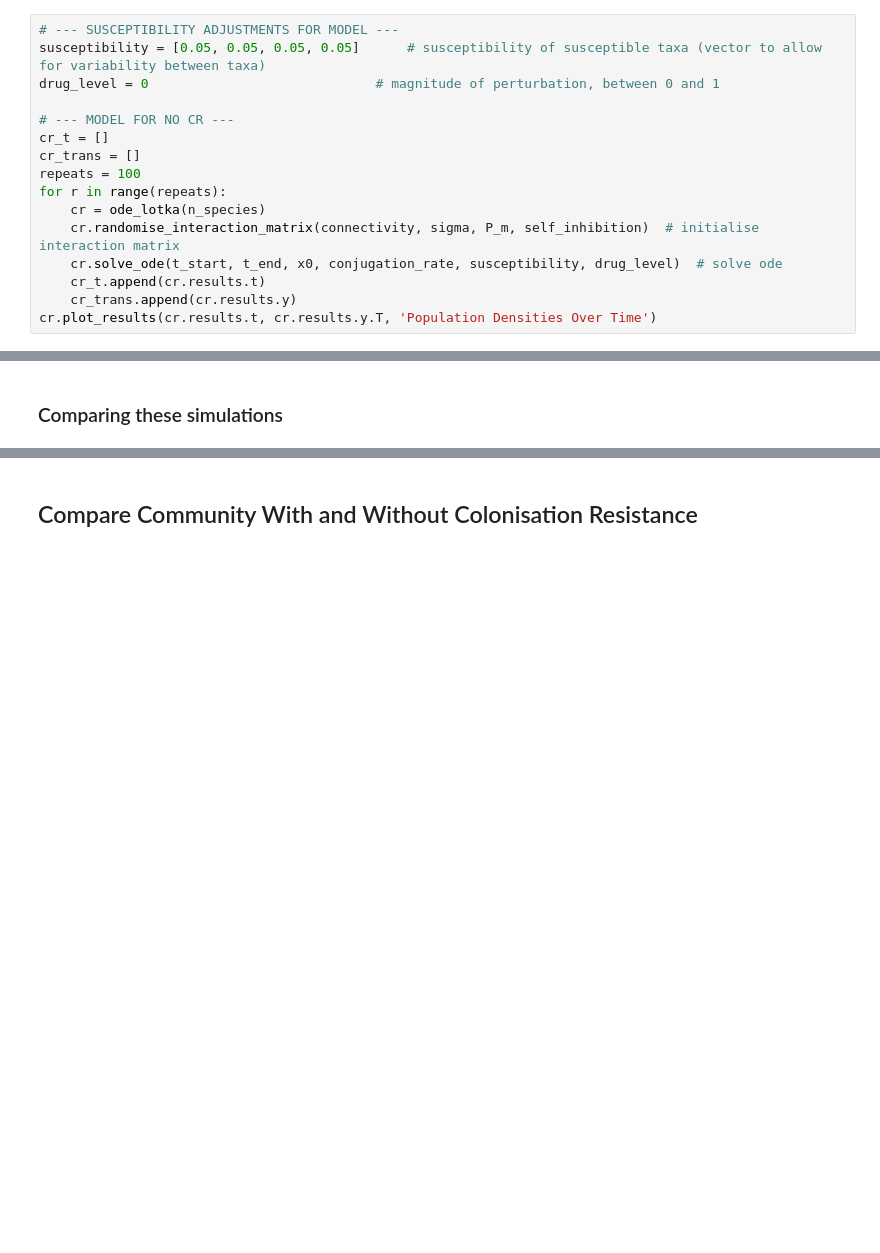
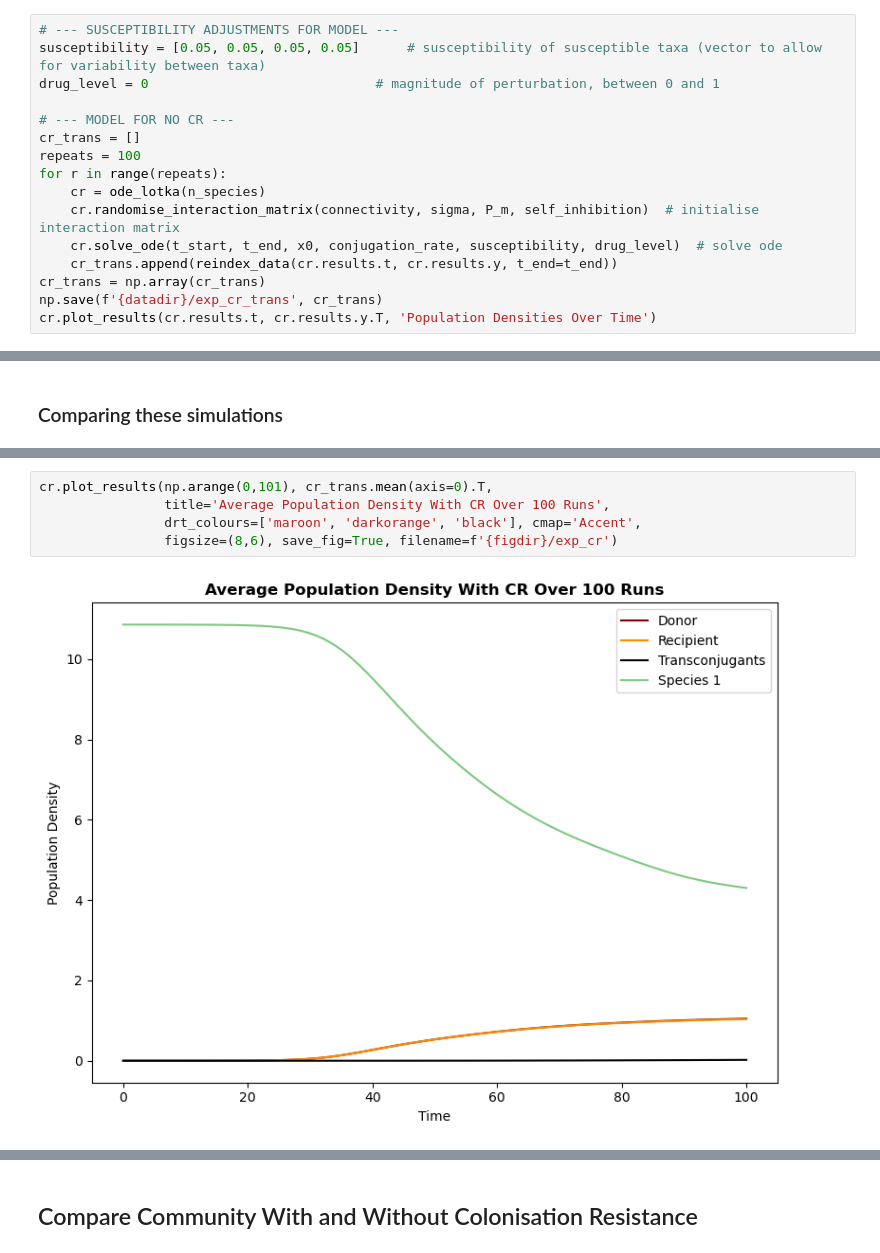
Before and after one commit to amybda/bacterial-community-conjugation-ODE, a Jupyter notebook: ODEconjugation/modelling-exp.ipynb, the cells around one changed output, grey strips where cells are left out. Saved outputs shown, nothing was run; the diff lists cells and outputs as text; blank space fills up the shorter version.

```diff
--- a/ODEconjugation/modelling-exp.ipynb
+++ b/ODEconjugation/modelling-exp.ipynb
@@ -215,15 +207,15 @@ susceptibility = [0.05, 0.05, 0.05, 0.05]      # susceptibility of susceptible t
 drug_level = 0                             # magnitude of perturbation, between 0 and 1
 
 # --- MODEL FOR NO CR ---
-cr_t = []
 cr_trans = []
 repeats = 100
 for r in range(repeats):
     cr = ode_lotka(n_species)
     cr.randomise_interaction_matrix(connectivity, sigma, P_m, self_inhibition)  # initialise interaction matrix
     cr.solve_ode(t_start, t_end, x0, conjugation_rate, susceptibility, drug_level)  # solve ode
-    cr_t.append(cr.results.t)
-    cr_trans.append(cr.results.y)
+    cr_trans.append(reindex_data(cr.results.t, cr.results.y, t_end=t_end))
+cr_trans = np.array(cr_trans)
+np.save(f'{datadir}/exp_cr_trans', cr_trans)
 cr.plot_results(cr.results.t, cr.results.y.T, 'Population Densities Over Time')
 # %% [output]
 [figure]
@@ -383,0 +322,7 @@ plt.show()
+# %%
+cr.plot_results(np.arange(0,101), cr_trans.mean(axis=0).T,
+                title='Average Population Density With CR Over 100 Runs',
+                drt_colours=['maroon', 'darkorange', 'black'], cmap='Accent',
+                figsize=(8,6), save_fig=True, filename=f'{figdir}/exp_cr')
+# %% [output]
+[figure, added]
```
Also changed, not shown: parts of 16 cells of this notebook, 4 other files.
